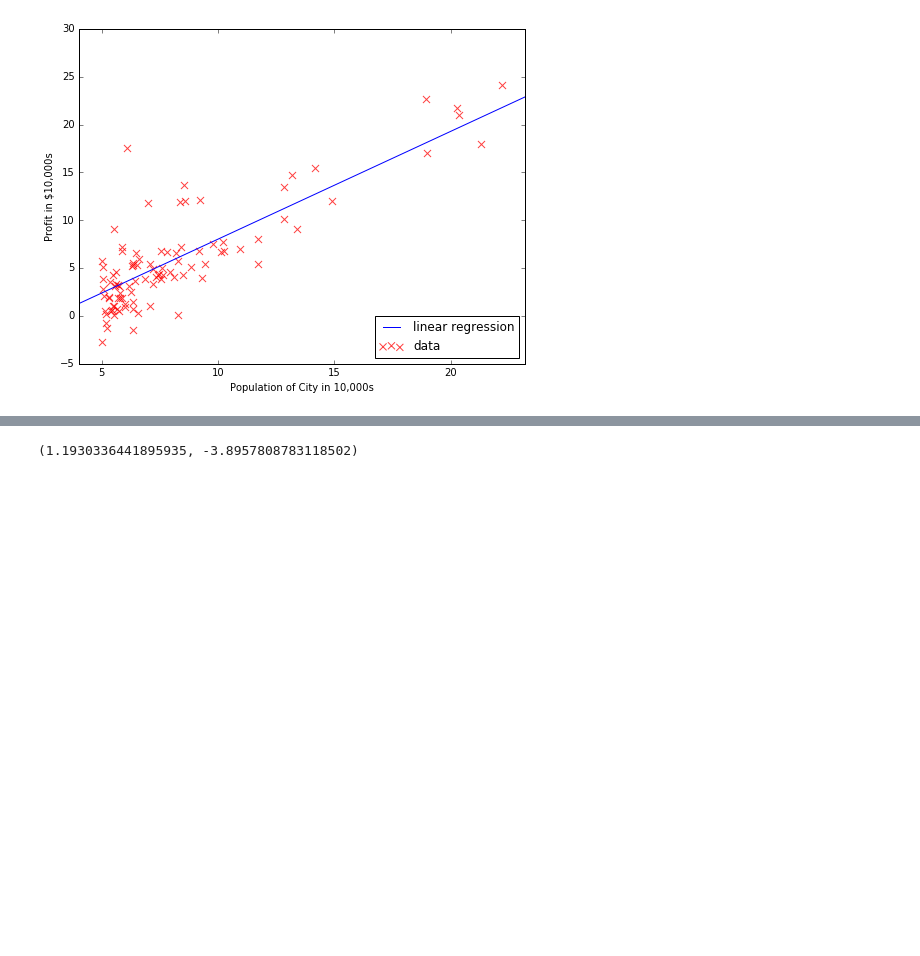
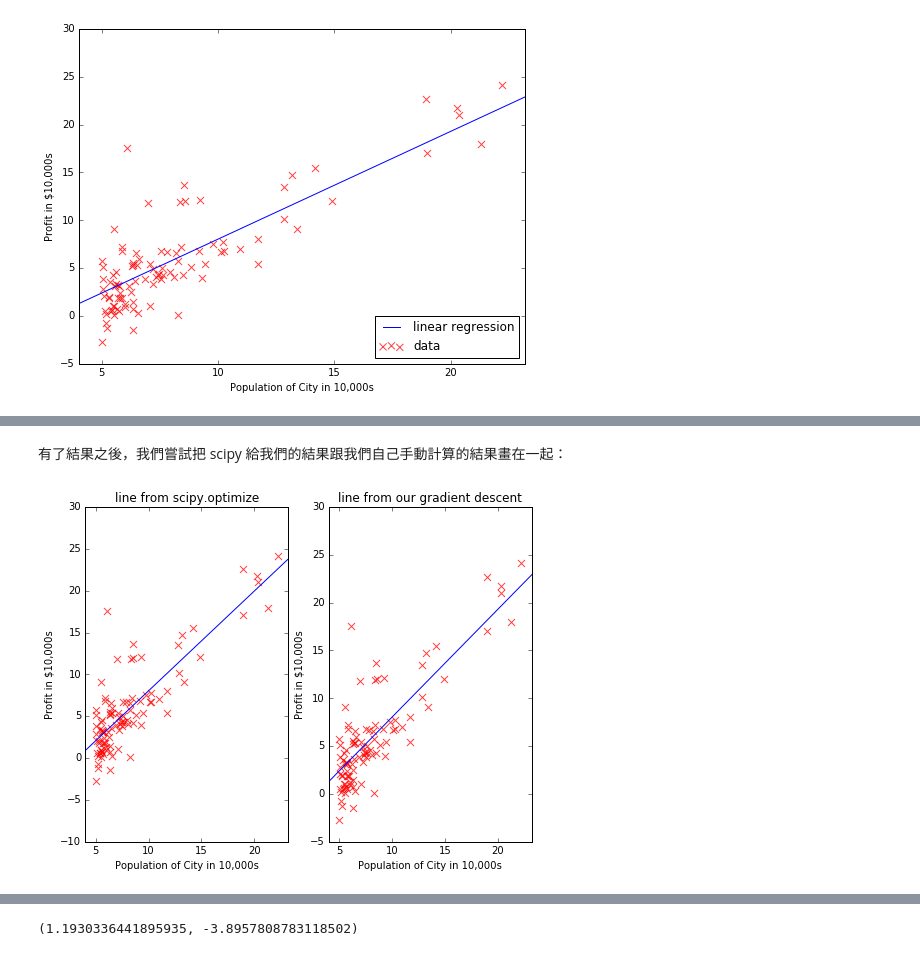
Before and after one commit to rickchung/My-Python-Learning-Material-2016, a Jupyter notebook: module5_scipy_numpy/reading/module5_scientific_python.ipynb, the cells around one changed output, grey strips where cells are left out. Saved outputs shown, nothing was run; the diff lists cells and outputs as text; code cells hidden in the pictures; blank space fills up the shorter version.

```diff
--- a/module5_scipy_numpy/reading/module5_scientific_python.ipynb
+++ b/module5_scipy_numpy/reading/module5_scientific_python.ipynb
@@ -1224,3 +1252,33 @@ plt.show()
+# %% [markdown]
+有了結果之後，我們嘗試把 scipy 給我們的結果跟我們自己手動計算的結果畫在一起：
+# %%
+# ===== Now we have the optimized theta computed by scipy, lets plot it =====
+
+px = np.arange(0, 25)
+py_o  = theta_scipy_opt[0] + (theta_scipy_opt[1]*px)
+py_g = theta[0] + (theta[1]*px)
+
+plt.figure(figsize=(8, 6), dpi=80)
+
+plt.subplot(1, 2, 1)
+plt.scatter(X, y, s=50, c='red', alpha=0.75, marker='x', label="data")
+plt.xlim(X.min()-1, X.max()+1)
+plt.xlabel('Population of City in 10,000s')
+plt.ylabel('Profit in $10,000s')
+plt.title("line from scipy.optimize")
+plt.plot(px, py_o)
+
+plt.subplot(1, 2, 2)
+plt.scatter(X, y, s=50, c='red', alpha=0.75, marker='x', label="data")
+plt.xlim(X.min()-1, X.max()+1)
+plt.xlabel('Population of City in 10,000s')
+plt.ylabel('Profit in $10,000s')
+plt.title("line from our gradient descent")
+plt.plot(px, py_g)
+
+plt.show()
+# %% [output]
+[figure, added]
 # %% [markdown]
 ### scipy.stats 內的線性回歸
 
```
Also changed, not shown: parts of 13 cells of this notebook.
